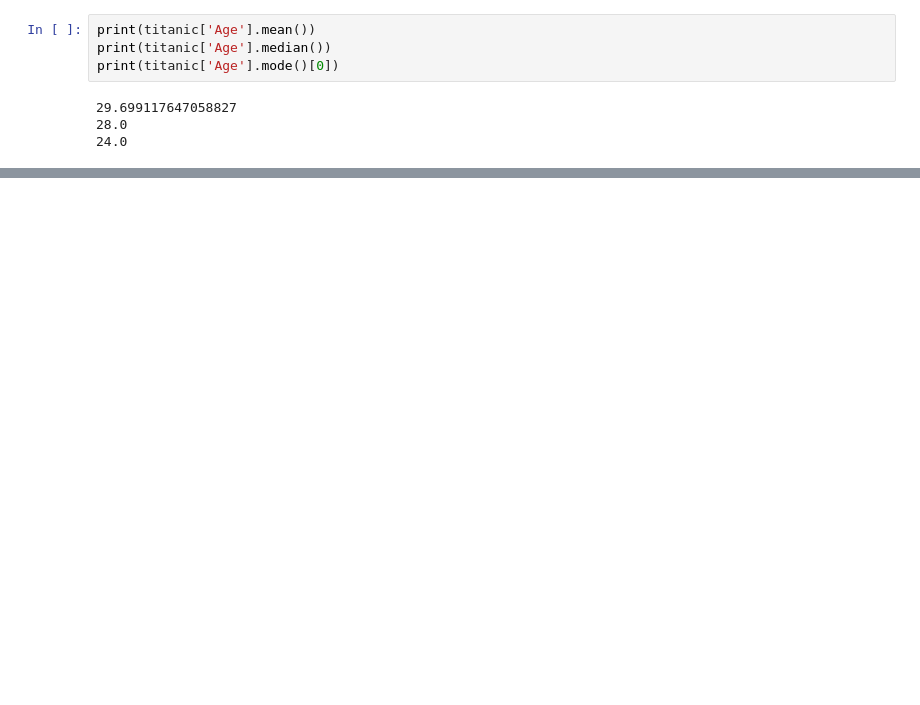
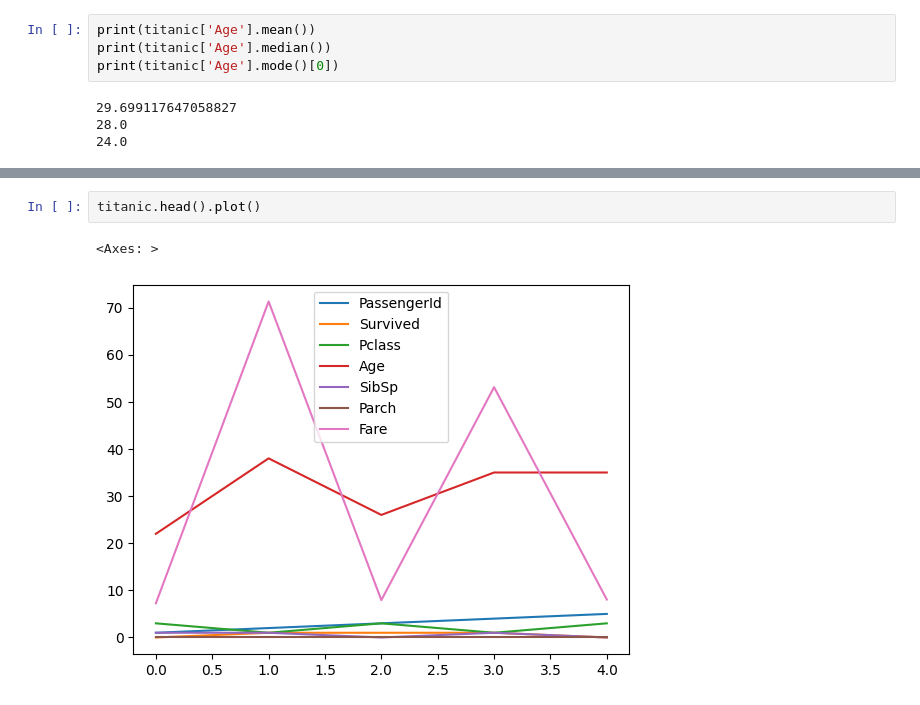
Before and after one commit to Digvijay1000/Pandas, a Jupyter notebook: Digvi_start_to_end_pandas.ipynb, the cells around one changed output, grey strips where cells are left out. Drawn from its saved outputs; the diff is of its cells as text; blank space fills up the shorter version.

```diff
--- a/Digvi_start_to_end_pandas.ipynb
+++ b/Digvi_start_to_end_pandas.ipynb
@@ -1222,0 +1420,5 @@ print(titanic['Fare'].mode()[0])
+# %%
+titanic.head().plot()
+# %% [output]
+<Axes: >
+[figure, added]
```
Also changed, not shown: parts of 38 cells of this notebook.
